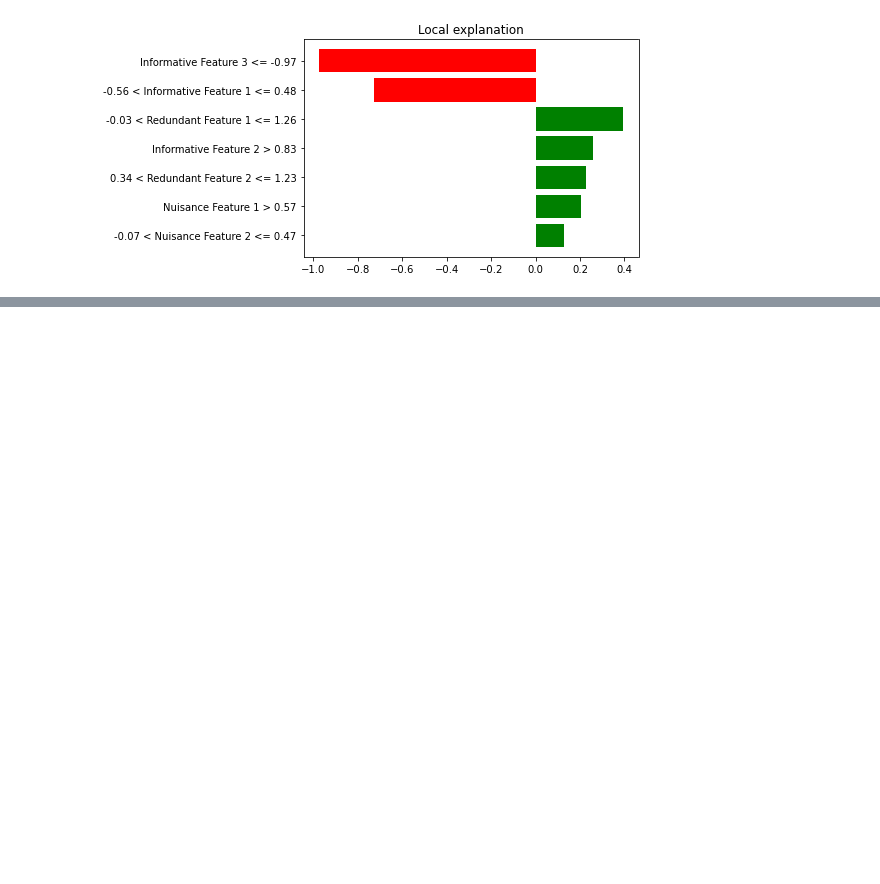
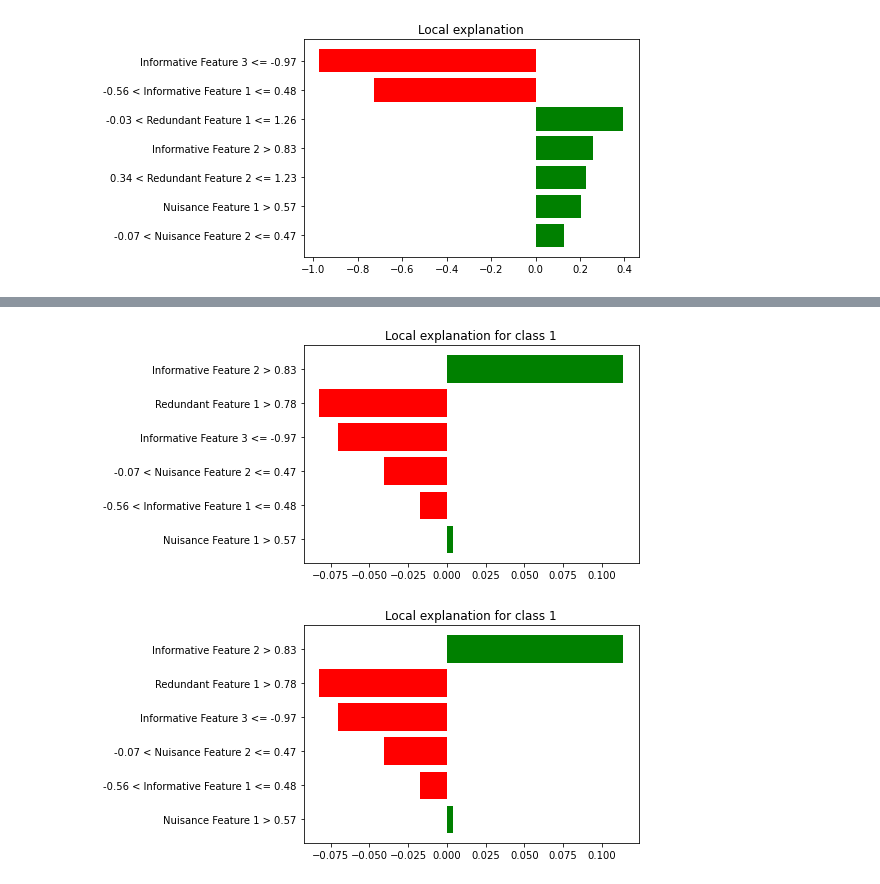
Before and after one commit to arjunnyu/vismlproject, a Jupyter notebook: data_generation/explanation_through_lime.ipynb, the cells around one changed output, grey strips where cells are left out. Saved outputs shown, nothing was run; the diff lists cells and outputs as text; code cells hidden in the pictures; blank space fills up the shorter version.

```diff
--- a/data_generation/explanation_through_lime.ipynb
+++ b/data_generation/explanation_through_lime.ipynb
@@ -139,0 +154,6 @@ example_explanation_nnr.as_pyplot_figure()
+# %%
+# NEURAL NETWORK CLASSIFIER
+example_explanation_nnc.as_pyplot_figure()
+# %% [output]
+[figure, added]
+[figure, added]
```
Also changed, not shown: parts of 8 cells of this notebook, 4 other files.
